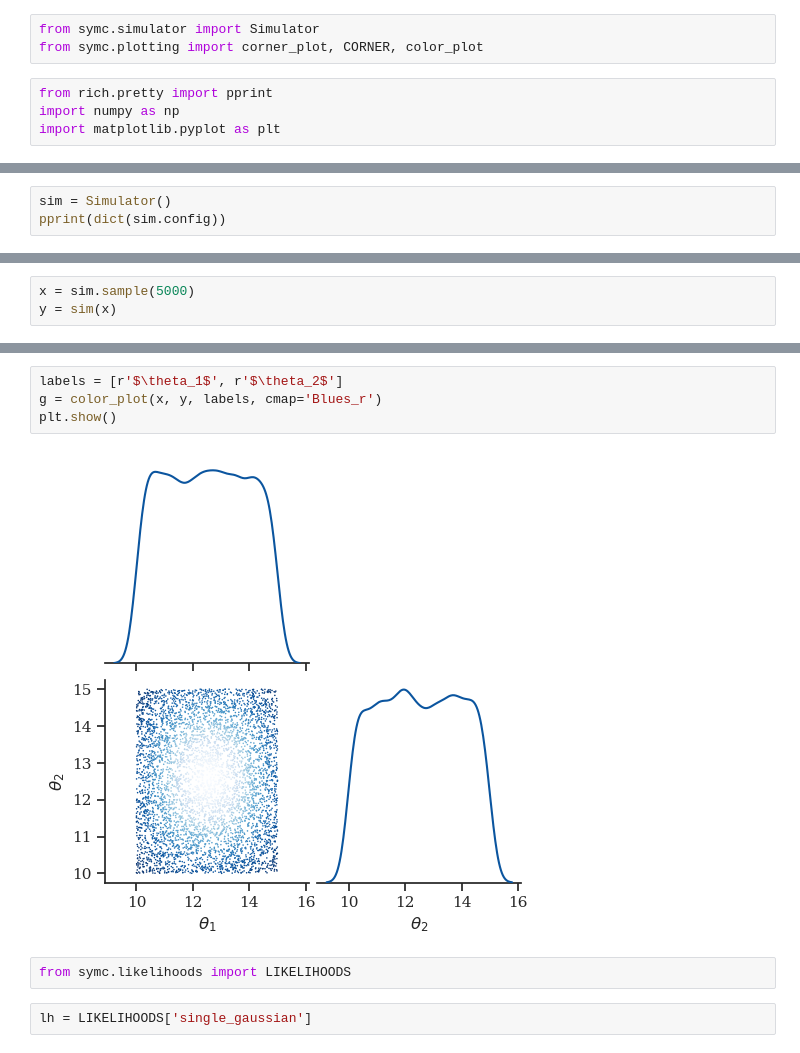
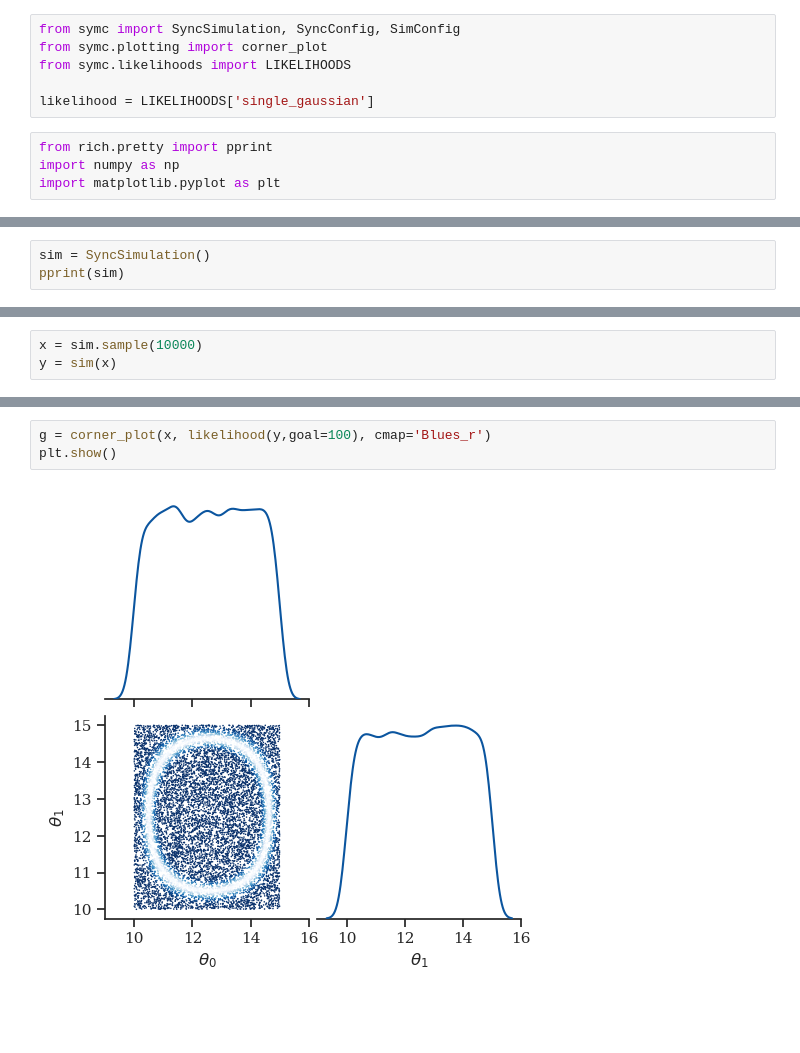
Before and after one commit to mjadiaz/toy-models, a Jupyter notebook: symc/notebooks/demo.ipynb, the cells around one changed output, grey strips where cells are left out. Drawn from its saved outputs; the diff is of its cells as text; blank space fills up the shorter version.

Commit message:
Symc working

```diff
--- a/symc/notebooks/demo.ipynb
+++ b/symc/notebooks/demo.ipynb
@@ -1,6 +1,9 @@
 # %%
-from symc.simulator import Simulator
-from symc.plotting import corner_plot, CORNER, color_plot
+from symc import SyncSimulation, SyncConfig, SimConfig
+from symc.plotting import corner_plot
+from symc.likelihoods import LIKELIHOODS
+
+likelihood = LIKELIHOODS['single_gaussian']
 # %%
 from rich.pretty import pprint
 import numpy as np
@@ -8,4 +13,4 @@ import matplotlib.pyplot as plt
 # %%
-sim = Simulator()
-pprint(dict(sim.config))
+sim = SyncSimulation()
+pprint(sim)
 # %% [output]
@@ -29,3 +18,3 @@ array([[11.25785842, 12.58954501],
 # %%
-x = sim.sample(5000)
+x = sim.sample(10000)
 y = sim(x)
@@ -32,10 +25,5 @@ y = sim(x)
 # %%
-labels = [r'$\theta_1$', r'$\theta_2$']
-g = color_plot(x, y, labels, cmap='Blues_r')
+g = corner_plot(x, likelihood(y,goal=100), cmap='Blues_r')
 plt.show()
 # %% [output]
-[figure, old version]
+[figure, new version]
-# %%
-from symc.likelihoods import LIKELIHOODS
-# %%
-lh = LIKELIHOODS['single_gaussian']
```
Also changed, not shown: parts of 19 cells of this notebook, 7 other files.
